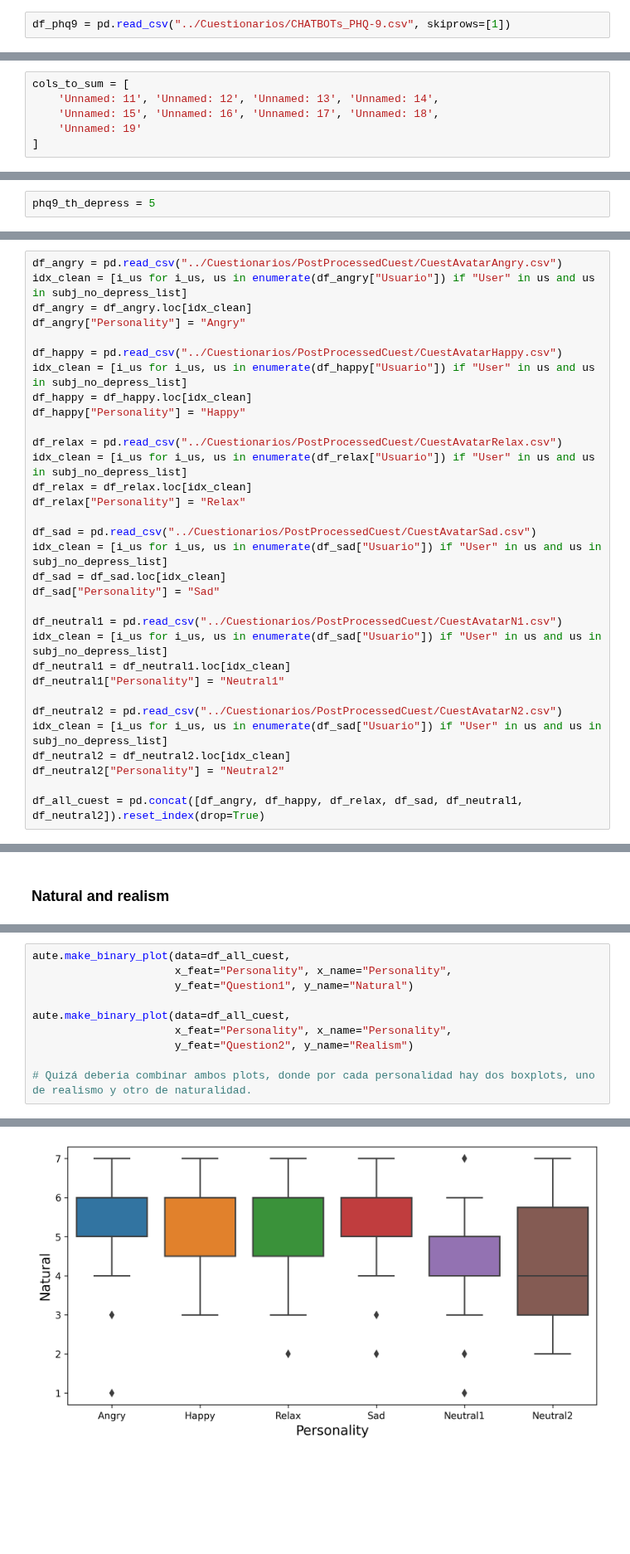
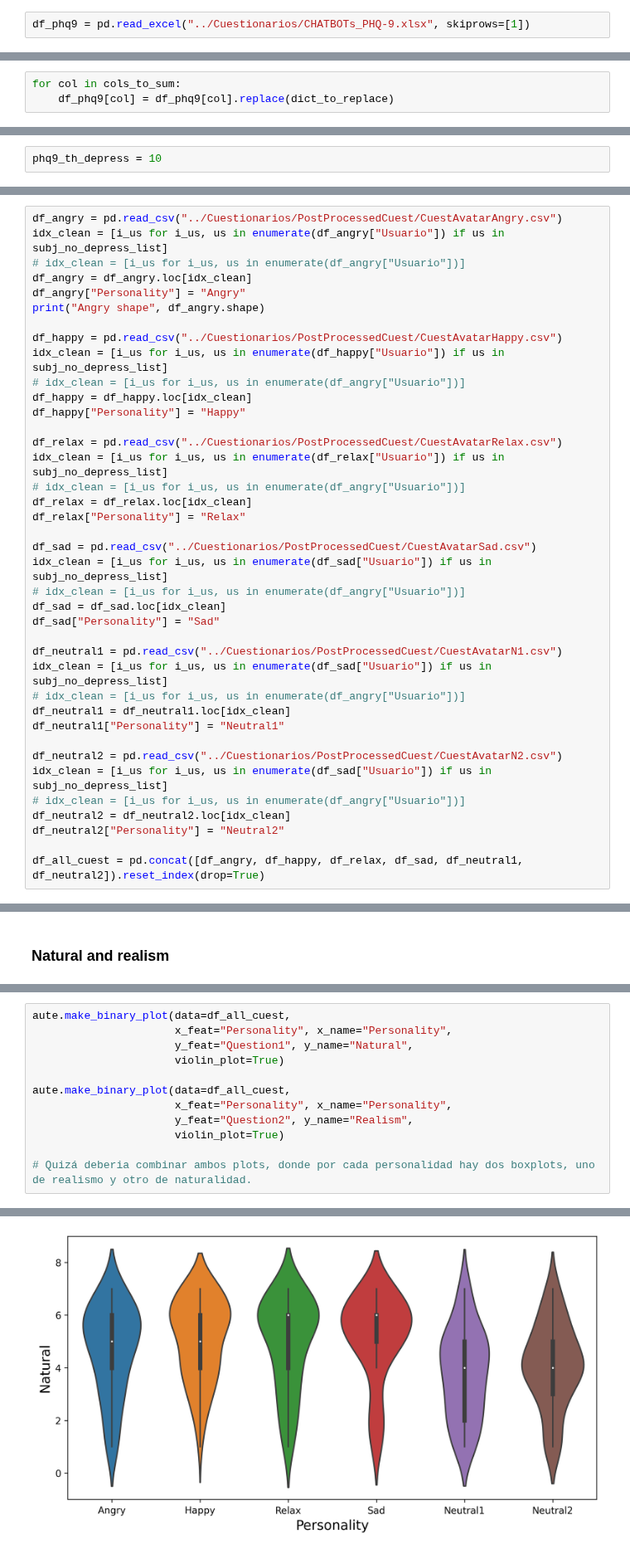
Before and after one commit to ASAPLableni/LableniBot, a Jupyter notebook: DataAnalysis/AnalysisQuest.ipynb, the cells around one changed output, grey strips where cells are left out. Shown at 83% size. Drawn from its saved outputs; the diff is of its cells as text; blank space fills up the shorter version.

```diff
--- a/DataAnalysis/AnalysisQuest.ipynb
+++ b/DataAnalysis/AnalysisQuest.ipynb
@@ -598,4 +627,4 @@ for i_pers, pers in enumerate(personality_cuest_list):
 # %% [markdown]
 ## PHQ-9
 # %%
-df_phq9 = pd.read_csv("../Cuestionarios/CHATBOTs_PHQ-9.csv", skiprows=[1])
+df_phq9 = pd.read_excel("../Cuestionarios/CHATBOTs_PHQ-9.xlsx", skiprows=[1])
@@ -602,6 +644,3 @@ df_phq9 = pd.read_csv("../Cuestionarios/CHATBOTs_PHQ-9.csv", skiprows=[1])
 # %%
-cols_to_sum = [
-    'Unnamed: 11', 'Unnamed: 12', 'Unnamed: 13', 'Unnamed: 14',
-    'Unnamed: 15', 'Unnamed: 16', 'Unnamed: 17', 'Unnamed: 18',
-    'Unnamed: 19'
-]
+for col in cols_to_sum:
+    df_phq9[col] = df_phq9[col].replace(dict_to_replace)
@@ -608,4 +659,4 @@ cols_to_sum = [
 # %%
 df_phq9["TotalSum"] = np.nansum(df_phq9[cols_to_sum], axis=1)
 # %%
-phq9_th_depress = 5
+phq9_th_depress = 10
@@ -639,32 +739,39 @@ Num of subjects 34
 # Cuest Analysis
 # %%
 df_angry = pd.read_csv("../Cuestionarios/PostProcessedCuest/CuestAvatarAngry.csv")
-idx_clean = [i_us for i_us, us in enumerate(df_angry["Usuario"]) if "User" in us and us in subj_no_depress_list]
+idx_clean = [i_us for i_us, us in enumerate(df_angry["Usuario"]) if us in subj_no_depress_list]
+# idx_clean = [i_us for i_us, us in enumerate(df_angry["Usuario"])]
 df_angry = df_angry.loc[idx_clean]
 df_angry["Personality"] = "Angry"
+print("Angry shape", df_angry.shape)
 
 df_happy = pd.read_csv("../Cuestionarios/PostProcessedCuest/CuestAvatarHappy.csv")
-idx_clean = [i_us for i_us, us in enumerate(df_happy["Usuario"]) if "User" in us and us in subj_no_depress_list]
+idx_clean = [i_us for i_us, us in enumerate(df_happy["Usuario"]) if us in subj_no_depress_list]
+# idx_clean = [i_us for i_us, us in enumerate(df_angry["Usuario"])]
 df_happy = df_happy.loc[idx_clean]
 df_happy["Personality"] = "Happy"
 
 df_relax = pd.read_csv("../Cuestionarios/PostProcessedCuest/CuestAvatarRelax.csv")
-idx_clean = [i_us for i_us, us in enumerate(df_relax["Usuario"]) if "User" in us and us in subj_no_depress_list]
+idx_clean = [i_us for i_us, us in enumerate(df_relax["Usuario"]) if us in subj_no_depress_list]
+# idx_clean = [i_us for i_us, us in enumerate(df_angry["Usuario"])]
 df_relax = df_relax.loc[idx_clean]
 df_relax["Personality"] = "Relax"
 
 df_sad = pd.read_csv("../Cuestionarios/PostProcessedCuest/CuestAvatarSad.csv")
-idx_clean = [i_us for i_us, us in enumerate(df_sad["Usuario"]) if "User" in us and us in subj_no_depress_list]
+idx_clean = [i_us for i_us, us in enumerate(df_sad["Usuario"]) if us in subj_no_depress_list]
+# idx_clean = [i_us for i_us, us in enumerate(df_angry["Usuario"])]
 df_sad = df_sad.loc[idx_clean]
 df_sad["Personality"] = "Sad"
 
 df_neutral1 = pd.read_csv("../Cuestionarios/PostProcessedCuest/CuestAvatarN1.csv")
-idx_clean = [i_us for i_us, us in enumerate(df_sad["Usuario"]) if "User" in us and us in subj_no_depress_list]
+idx_clean = [i_us for i_us, us in enumerate(df_sad["Usuario"]) if us in subj_no_depress_list]
+# idx_clean = [i_us for i_us, us in enumerate(df_angry["Usuario"])]
 df_neutral1 = df_neutral1.loc[idx_clean]
 df_neutral1["Personality"] = "Neutral1"
 
 df_neutral2 = pd.read_csv("../Cuestionarios/PostProcessedCuest/CuestAvatarN2.csv")
-idx_clean = [i_us for i_us, us in enumerate(df_sad["Usuario"]) if "User" in us and us in subj_no_depress_list]
+idx_clean = [i_us for i_us, us in enumerate(df_sad["Usuario"]) if us in subj_no_depress_list]
+# idx_clean = [i_us for i_us, us in enumerate(df_angry["Usuario"])]
 df_neutral2 = df_neutral2.loc[idx_clean]
 df_neutral2["Personality"] = "Neutral2"
 
@@ -674,14 +807,16 @@ df_all_cuest = pd.concat([df_angry, df_happy, df_relax, df_sad, df_neutral1, df_
 # %%
 aute.make_binary_plot(data=df_all_cuest,
                       x_feat="Personality", x_name="Personality",
-                      y_feat="Question1", y_name="Natural")
+                      y_feat="Question1", y_name="Natural",
+                      violin_plot=True)
 
 aute.make_binary_plot(data=df_all_cuest,
                       x_feat="Personality", x_name="Personality",
-                      y_feat="Question2", y_name="Realism")
+                      y_feat="Question2", y_name="Realism",
+                      violin_plot=True)
 
 # Quizá deberia combinar ambos plots, donde por cada personalidad hay dos boxplots, uno de realismo y otro de naturalidad.
 # %% [output]
 P-value nan with significance ***
-[figure, old version]
+[figure, new version]
 P-value nan with significance ***
```
Also changed, not shown: parts of 38 cells of this notebook, 1 other file.
